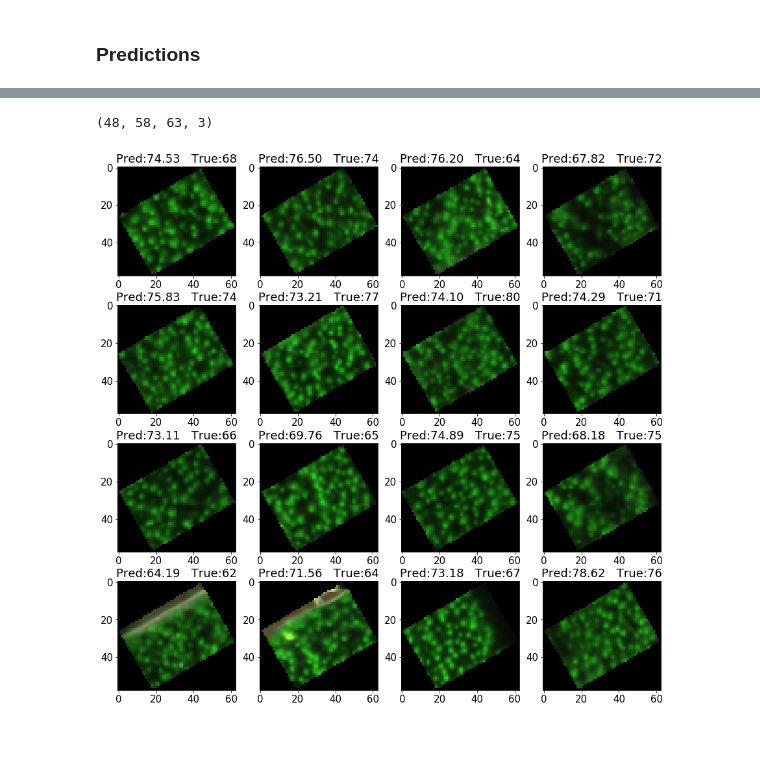
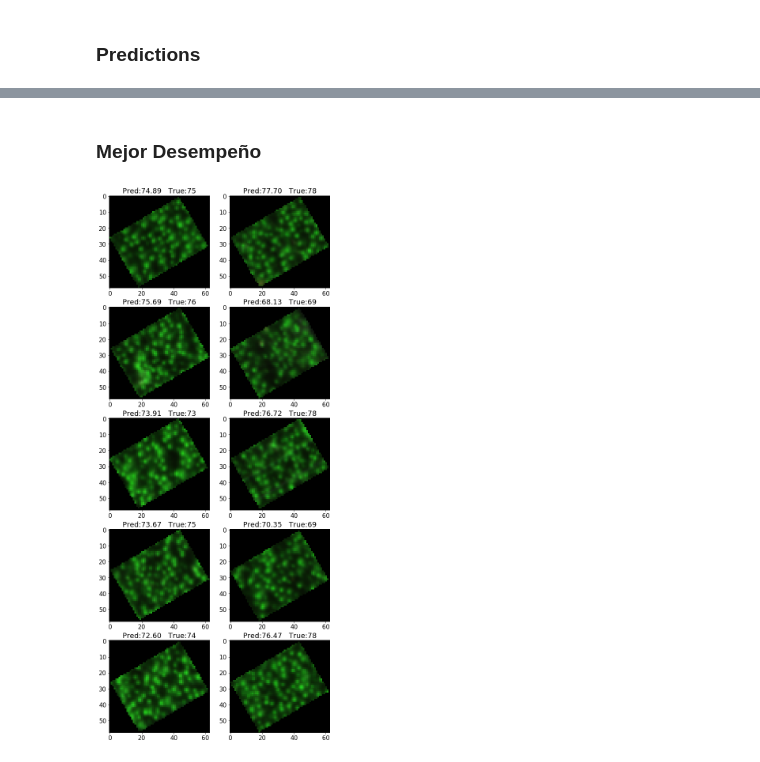
Before and after one commit to dirodriguezm/AraucoNursery, a Jupyter notebook: test_model/Visualization.ipynb, the cells around one changed output, grey strips where cells are left out. Saved outputs shown, nothing was run; the diff lists cells and outputs as text; code cells hidden in the pictures.

```diff
--- a/test_model/Visualization.ipynb
+++ b/test_model/Visualization.ipynb
@@ -61,16 +57,23 @@ INFO:tensorflow:Restoring parameters from ./saved_model/popo//model/best_model
 test loss:  35.499035
-# %%
-images.shape
-# %% [output]
-(48, 58, 63, 3)
+# %%
+difference = abs(y_pred - counts)
+index_sorted = np.argsort(difference)
+
+y_pred_sorted = y_pred[index_sorted]
+x_sorted = images[index_sorted]
+y_true_sorted = counts[index_sorted]
+# %% [markdown]
+### Mejor Desempeño
 # %%
-fig = plt.figure(figsize=(15,15))
+fig = plt.figure(figsize=(10,25))
 count = 1
-for y_p, y_t, im in zip(y_pred[0:16], counts[0:16], images[0:16]):
-    fig.add_subplot(4,4,count)
+n_objects = 10
+for y_p, y_t, im in zip(y_pred_sorted[0:n_objects], y_true_sorted[0:n_objects], x_sorted[0:n_objects]):
+    fig.add_subplot(5,2,count)
     plt.imshow(im)
     plt.title(r'Pred:{0:.2f}   True:{1}'.format(round(y_p, 2), y_t))
     count+=1
+
 plt.show()
 # %% [output]
-[figure, old version]
+[figure, new version]
```
Also changed, not shown: parts of 5 cells of this notebook.
